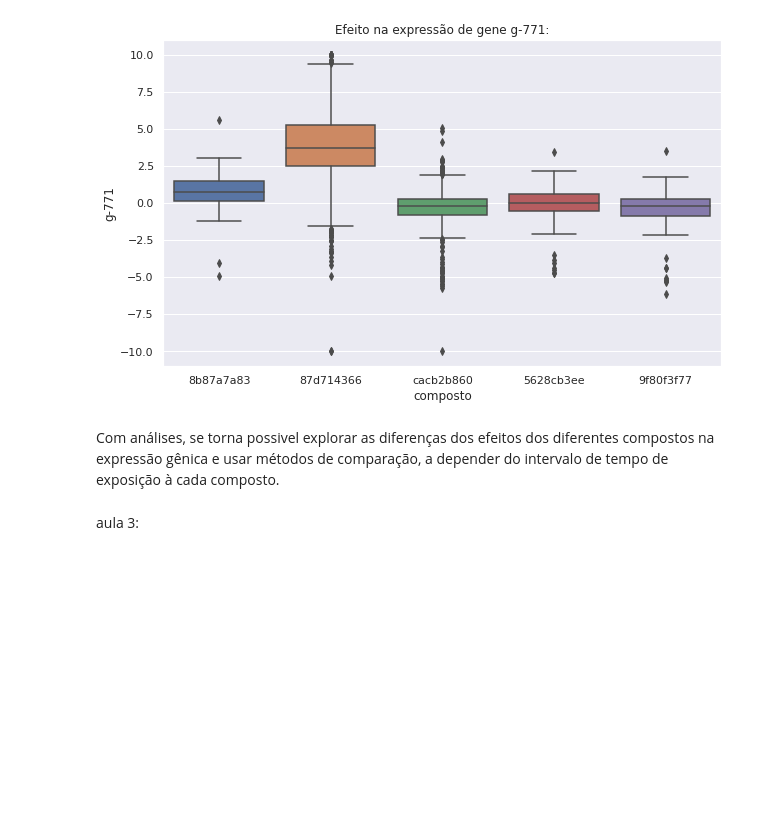
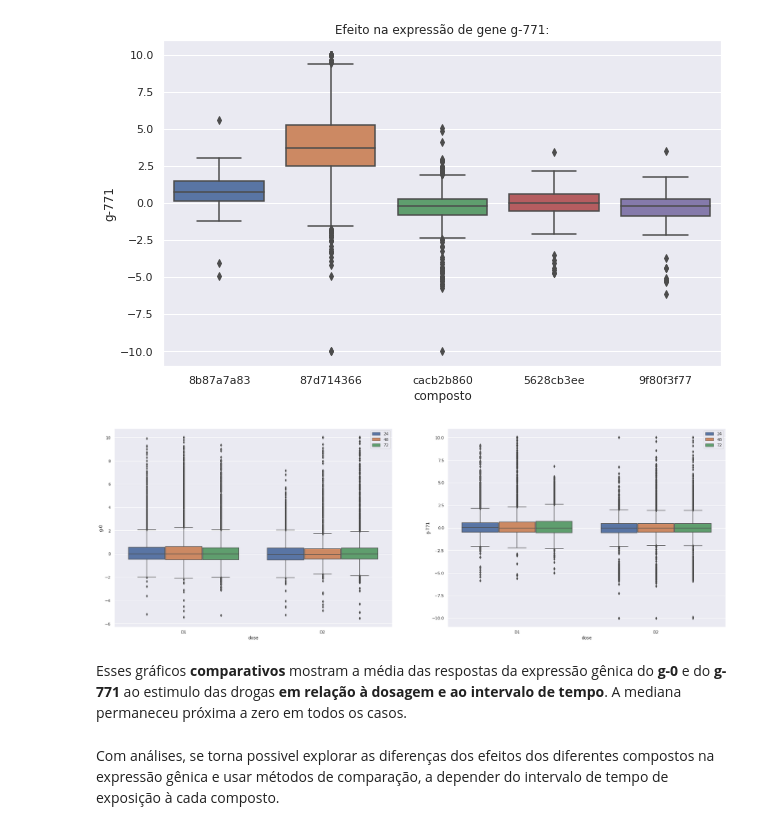
Before and after one commit to jessicasilvacodes/imersao-dados-3-alura, a Jupyter notebook: imersao_dados_alura.ipynb, the cells around one changed output. Cells and saved outputs as stored; diff of their text form; code cells hidden in the pictures; blank space fills up the shorter version.

```diff
--- a/imersao_dados_alura.ipynb
+++ b/imersao_dados_alura.ipynb
@@ -367,7 +369,19 @@ ax.set_title('Efeito na expressão de gene g-771:')
 Text(0.5, 1.0, 'Efeito na expressão de gene g-771:')
 [figure]
 [figure]
+# %%
+fig, axs = plt.subplots(1, 2, figsize = (30,10))
+
+ax = sns.boxplot(y = 'g-0', x = 'dose', ax = axs[0], data = dados, hue = 'tempo')
+ax.legend(bbox_to_anchor = (1, 1))
+
+ax = sns.boxplot(y = 'g-771', x = 'dose', ax = axs[1], data = dados, hue = 'tempo')
+ax.legend(bbox_to_anchor = (1, 1))
+
+plt.show()
+# %% [output]
+[figure, added]
+# %% [markdown]
+Esses gráficos **comparativos** mostram a média das respostas da expressão gênica do **g-0** e do **g-771** ao estimulo das drogas **em relação à dosagem e ao intervalo de tempo**. A mediana permaneceu próxima a zero em todos os casos.
 # %% [markdown]
 Com análises, se torna possivel explorar as diferenças dos efeitos dos diferentes compostos na expressão gênica e usar métodos de comparação, a depender do intervalo de tempo de exposição à cada composto.
-# %% [markdown]
-aula 3:
```
Also changed, not shown: parts of 11 cells of this notebook.
